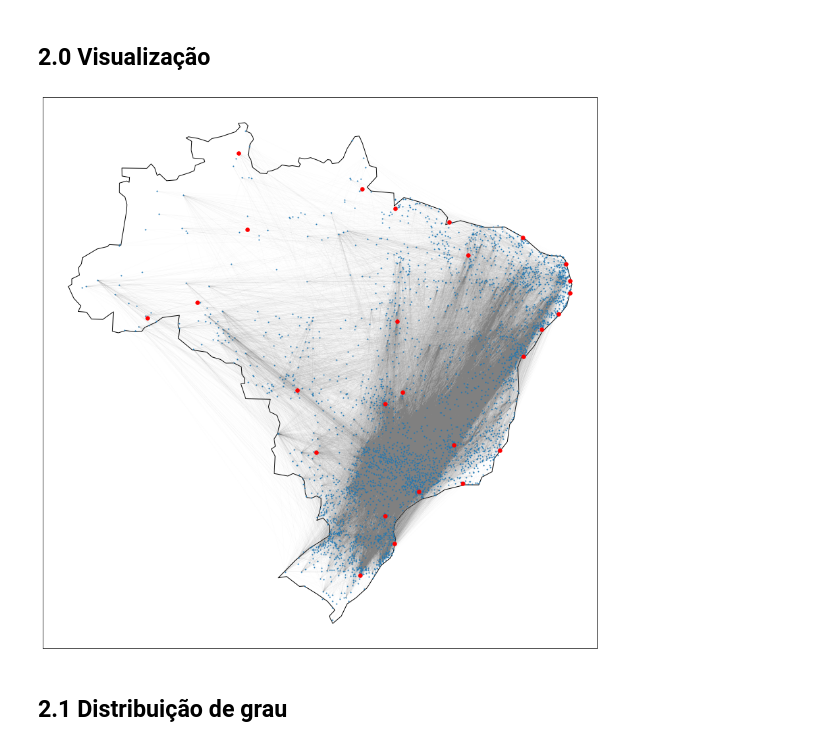
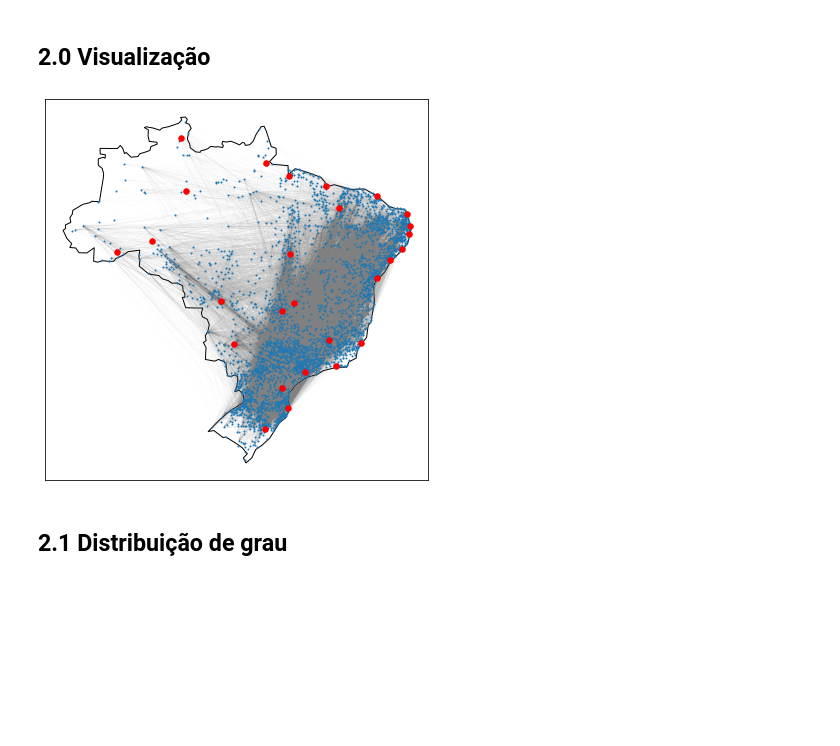
Before and after one commit to girsant/COVID_19, a Jupyter notebook: CPS765_Trab2_AnaliseCleiton.ipynb, the cells around one changed output. Saved outputs shown, nothing was run; the diff lists cells and outputs as text; code cells hidden in the pictures; blank space fills up the shorter version.

```diff
--- a/CPS765_Trab2_AnaliseCleiton.ipynb
+++ b/CPS765_Trab2_AnaliseCleiton.ipynb
@@ -338,24 +353,25 @@ plt.plot()
 # %%
 gdf = geopandas.GeoDataFrame()
 world = geopandas.read_file(geopandas.datasets.get_path('naturalearth_lowres'))
 
 # Prepara o geopandaas para plotar o mapa do Brasil
 ax = world[world.name == 'Brazil'].plot(
-    color='white', edgecolor='black', figsize=(15,15))
+    color='white', edgecolor='black', figsize=(7,7))
 
 pos = {c: (att['longitude'], att['latitude']) for c,att in G.nodes(data=True) }
 
 # Plota a rede
 # nx.draw_networkx(S, pos, node_size=1, edge_color='grey', alpha=0.1, width=0.5, with_labels=False, ax=ax)
 nx.draw_networkx_edges(S, pos, S.edges, edge_color='grey', alpha=0.1, width=0.1, ax=ax)
 nx.draw_networkx_nodes(S, pos, node_size=1, ax=ax)
 nx.draw_networkx_nodes(G, pos, capitais, node_size=30, node_color='red', ax=ax) # capitais
 
 # We can now plot our ``GeoDataFrame``.
 gdf.plot(ax=ax, color='red')
+plt.savefig('rede_completa.pdf', format='pdf')
 plt.show()
 # %% [output]
-[figure, old version]
+[figure, new version]
 # %% [markdown]
 ## 2.1 Distribuição de grau
 # %% [markdown]
```
Also changed, not shown: parts of 57 cells of this notebook.
